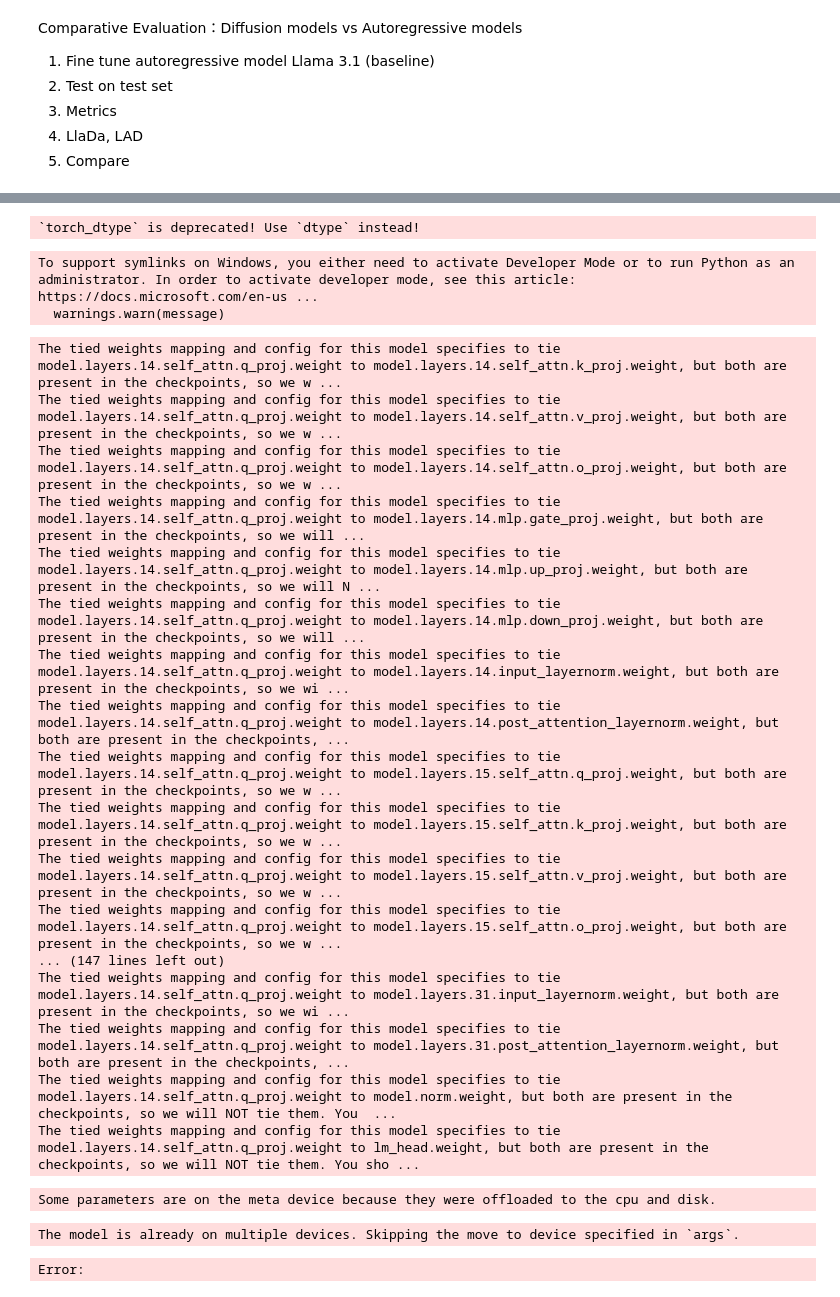
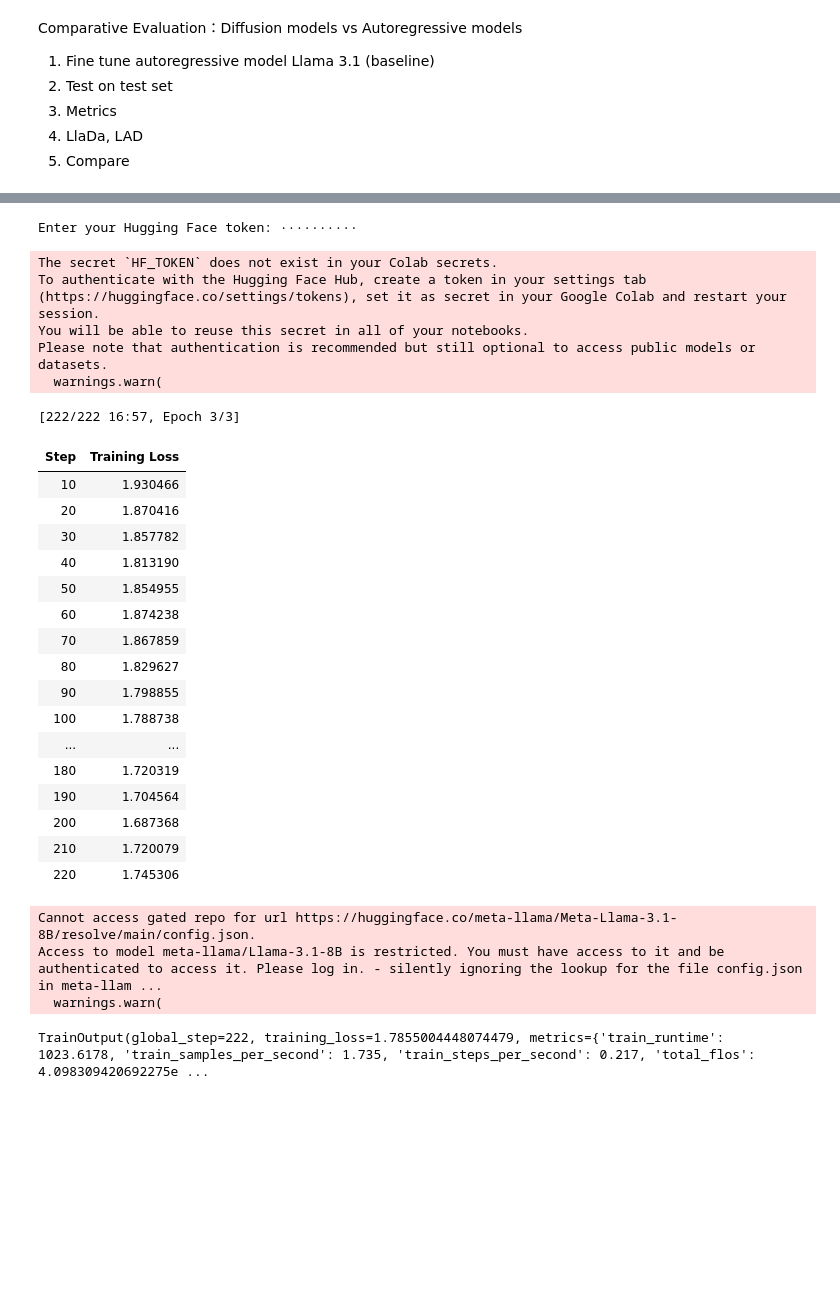
Before and after one commit to bagheria/DiffuClinic, a Jupyter notebook: autoagressive.ipynb, the cells around one changed output, grey strips where cells are left out. Cells and saved outputs as stored; diff of their text form; code cells hidden in the pictures; blank space fills up the shorter version.

```diff
--- a/autoagressive.ipynb
+++ b/autoagressive.ipynb
@@ -51,7 +91,7 @@ data_roots = [
 dfs = {}
 
 for folder in data_roots:
-    zip_path = os.path.join(base_path, 'Data', f'{folder}.zip')
+    zip_path = os.path.join(base_path, f'{folder}.zip')
     records = []
 
     with zipfile.ZipFile(zip_path, 'r') as z:
@@ -87,36 +127,31 @@ model_name = "meta-llama/Meta-Llama-3.1-8B"
 tokenizer = AutoTokenizer.from_pretrained(model_name, token=hf_token)
 tokenizer.pad_token = tokenizer.eos_token
 
+
+bnb_config = BitsAndBytesConfig(
+    load_in_4bit=True,
+    bnb_4bit_compute_dtype=torch.bfloat16,
+    bnb_4bit_use_double_quant=True,
+    bnb_4bit_quant_type="nf4"
+)
+
 model = AutoModelForCausalLM.from_pretrained(
     model_name,
-    torch_dtype=torch.bfloat16,
+    quantization_config=bnb_config,
     device_map="auto",
     token=hf_token
 )
 # %% [output]
-`torch_dtype` is deprecated! Use `dtype` instead!
+Enter your Hugging Face token: ··········
-To support symlinks on Windows, you either need to activate Developer Mode or to run Python as an administrator. In order to activate developer mode, see this article: https://docs.microsoft.com/en-us ...
-  warnings.warn(message)
+The secret `HF_TOKEN` does not exist in your Colab secrets.
+To authenticate with the Hugging Face Hub, create a token in your settings tab (https://huggingface.co/settings/tokens), set it as secret in your Google Colab and restart your session.
+You will be able to reuse this secret in all of your notebooks.
+Please note that authentication is recommended but still optional to access public models or datasets.
+  warnings.warn(
-The tied weights mapping and config for this model specifies to tie model.layers.14.self_attn.q_proj.weight to model.layers.14.self_attn.k_proj.weight, but both are present in the checkpoints, so we w ...
-The tied weights mapping and config for this model specifies to tie model.layers.14.self_attn.q_proj.weight to model.layers.14.self_attn.v_proj.weight, but both are present in the checkpoints, so we w ...
-The tied weights mapping and config for this model specifies to tie model.layers.14.self_attn.q_proj.weight to model.layers.14.self_attn.o_proj.weight, but both are present in the checkpoints, so we w ...
-The tied weights mapping and config for this model specifies to tie model.layers.14.self_attn.q_proj.weight to model.layers.14.mlp.gate_proj.weight, but both are present in the checkpoints, so we will ...
-The tied weights mapping and config for this model specifies to tie model.layers.14.self_attn.q_proj.weight to model.layers.14.mlp.up_proj.weight, but both are present in the checkpoints, so we will N ...
-The tied weights mapping and config for this model specifies to tie model.layers.14.self_attn.q_proj.weight to model.layers.14.mlp.down_proj.weight, but both are present in the checkpoints, so we will ...
-The tied weights mapping and config for this model specifies to tie model.layers.14.self_attn.q_proj.weight to model.layers.14.input_layernorm.weight, but both are present in the checkpoints, so we wi ...
-The tied weights mapping and config for this model specifies to tie model.layers.14.self_attn.q_proj.weight to model.layers.14.post_attention_layernorm.weight, but both are present in the checkpoints, ...
-The tied weights mapping and config for this model specifies to tie model.layers.14.self_attn.q_proj.weight to model.layers.15.self_attn.q_proj.weight, but both are present in the checkpoints, so we w ...
-The tied weights mapping and config for this model specifies to tie model.layers.14.self_attn.q_proj.weight to model.layers.15.self_attn.k_proj.weight, but both are present in the checkpoints, so we w ...
-The tied weights mapping and config for this model specifies to tie model.layers.14.self_attn.q_proj.weight to model.layers.15.self_attn.v_proj.weight, but both are present in the checkpoints, so we w ...
-The tied weights mapping and config for this model specifies to tie model.layers.14.self_attn.q_proj.weight to model.layers.15.self_attn.o_proj.weight, but both are present in the checkpoints, so we w ...
-... (147 lines left out)
-The tied weights mapping and config for this model specifies to tie model.layers.14.self_attn.q_proj.weight to model.layers.31.input_layernorm.weight, but both are present in the checkpoints, so we wi ...
-The tied weights mapping and config for this model specifies to tie model.layers.14.self_attn.q_proj.weight to model.layers.31.post_attention_layernorm.weight, but both are present in the checkpoints, ...
-The tied weights mapping and config for this model specifies to tie model.layers.14.self_attn.q_proj.weight to model.norm.weight, but both are present in the checkpoints, so we will NOT tie them. You  ...
-The tied weights mapping and config for this model specifies to tie model.layers.14.self_attn.q_proj.weight to lm_head.weight, but both are present in the checkpoints, so we will NOT tie them. You sho ...
-Some parameters are on the meta device because they were offloaded to the cpu and disk.
 # %%
 #Lora
+model = prepare_model_for_kbit_training(model)
+
 lora_config = LoraConfig(
     task_type=TaskType.CAUSAL_LM,
     r=8,
@@ -125,6 +160,7 @@ lora_config = LoraConfig(
     target_modules=["q_proj", "v_proj", "k_proj", "o_proj"],
 )
 
+
 model = get_peft_model(model, lora_config)
 # %%
 #tokenize
@@ -135,29 +171,51 @@ tokenized_dataset = dataset.map(tokenize_function, batched=True, remove_columns=
 # %%
 # Training parameters
 training_args = TrainingArguments(
     output_dir="./llama-clinical-summary",
-    per_device_train_batch_size=2,
-    gradient_accumulation_steps=4,
+    per_device_train_batch_size=1,
+    gradient_accumulation_steps=8,
     num_train_epochs=3,
     learning_rate=2e-4,
     logging_steps=10,
     save_steps=500,
     bf16=True,
-    report_to="none"
+    report_to="none",
+    gradient_checkpointing=True,
+    optim="paged_adamw_8bit",
 )
 
 # Trainer
 trainer = Trainer(
     model=model,
     args=training_args,
     train_dataset=tokenized_dataset,
     data_collator=DataCollatorForLanguageModeling(tokenizer, mlm=False)
 )
 
 trainer.train()
 # %% [output]
-The model is already on multiple devices. Skipping the move to device specified in `args`.
+[222/222 16:57, Epoch 3/3]
+| Step | Training Loss |
+| 10 | 1.930466 |
+| 20 | 1.870416 |
+| 30 | 1.857782 |
+| 40 | 1.813190 |
+| 50 | 1.854955 |
+| 60 | 1.874238 |
+| 70 | 1.867859 |
+| 80 | 1.829627 |
+| 90 | 1.798855 |
+| 100 | 1.788738 |
+| ... | ... |
+| 180 | 1.720319 |
+| 190 | 1.704564 |
+| 200 | 1.687368 |
+| 210 | 1.720079 |
+| 220 | 1.745306 |
-Error:
+Cannot access gated repo for url https://huggingface.co/meta-llama/Meta-Llama-3.1-8B/resolve/main/config.json.
+Access to model meta-llama/Llama-3.1-8B is restricted. You must have access to it and be authenticated to access it. Please log in. - silently ignoring the lookup for the file config.json in meta-llam ...
+  warnings.warn(
+TrainOutput(global_step=222, training_loss=1.7855004448074479, metrics={'train_runtime': 1023.6178, 'train_samples_per_second': 1.735, 'train_steps_per_second': 0.217, 'total_flos': 4.098309420692275e ...
 # %%
 model.save_pretrained("./llama-clinical-summary-lora")
 tokenizer.save_pretrained("./llama-clinical-summary-lora")
```
Also changed, not shown: parts of 5 cells of this notebook, 5 other files.
